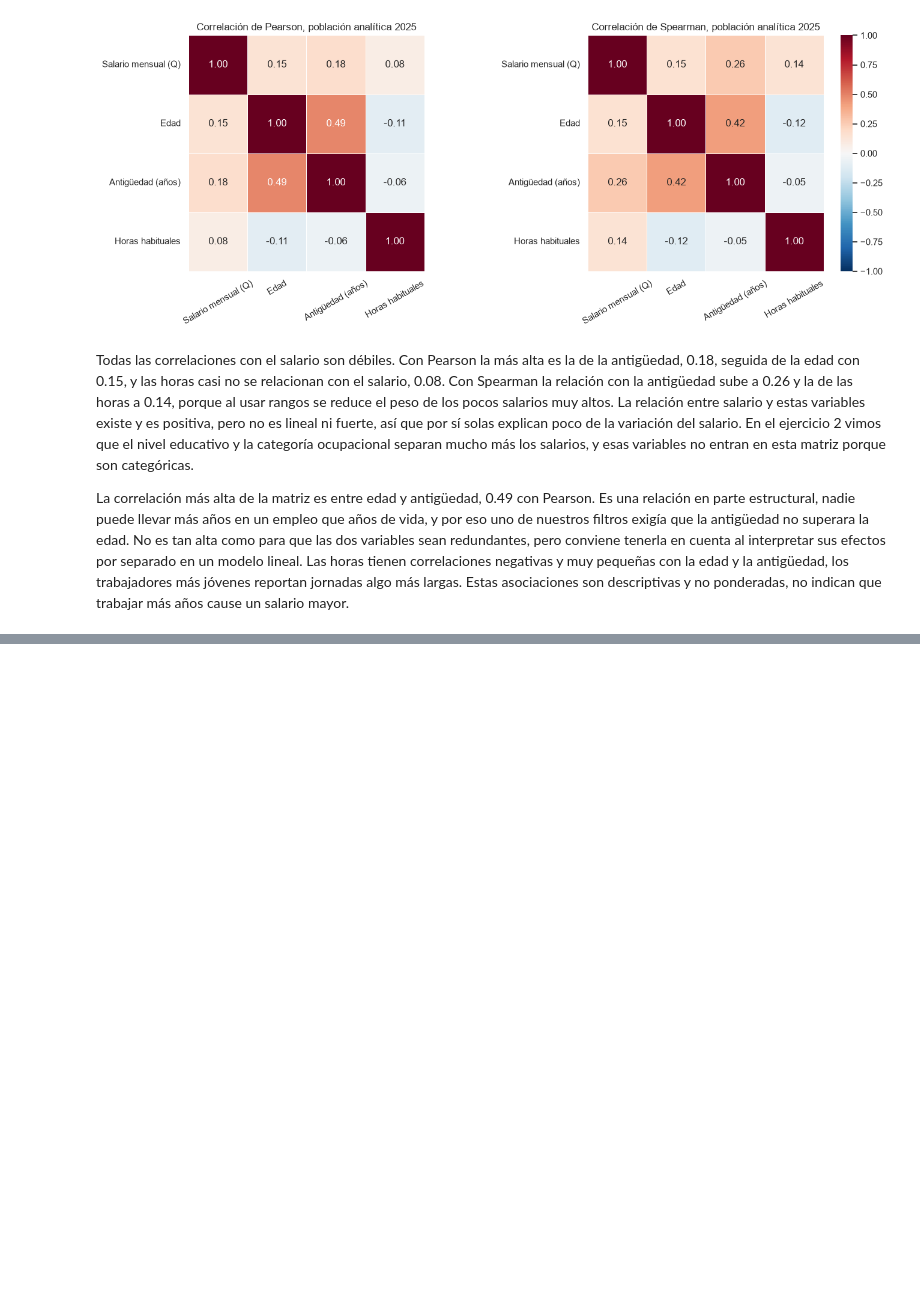
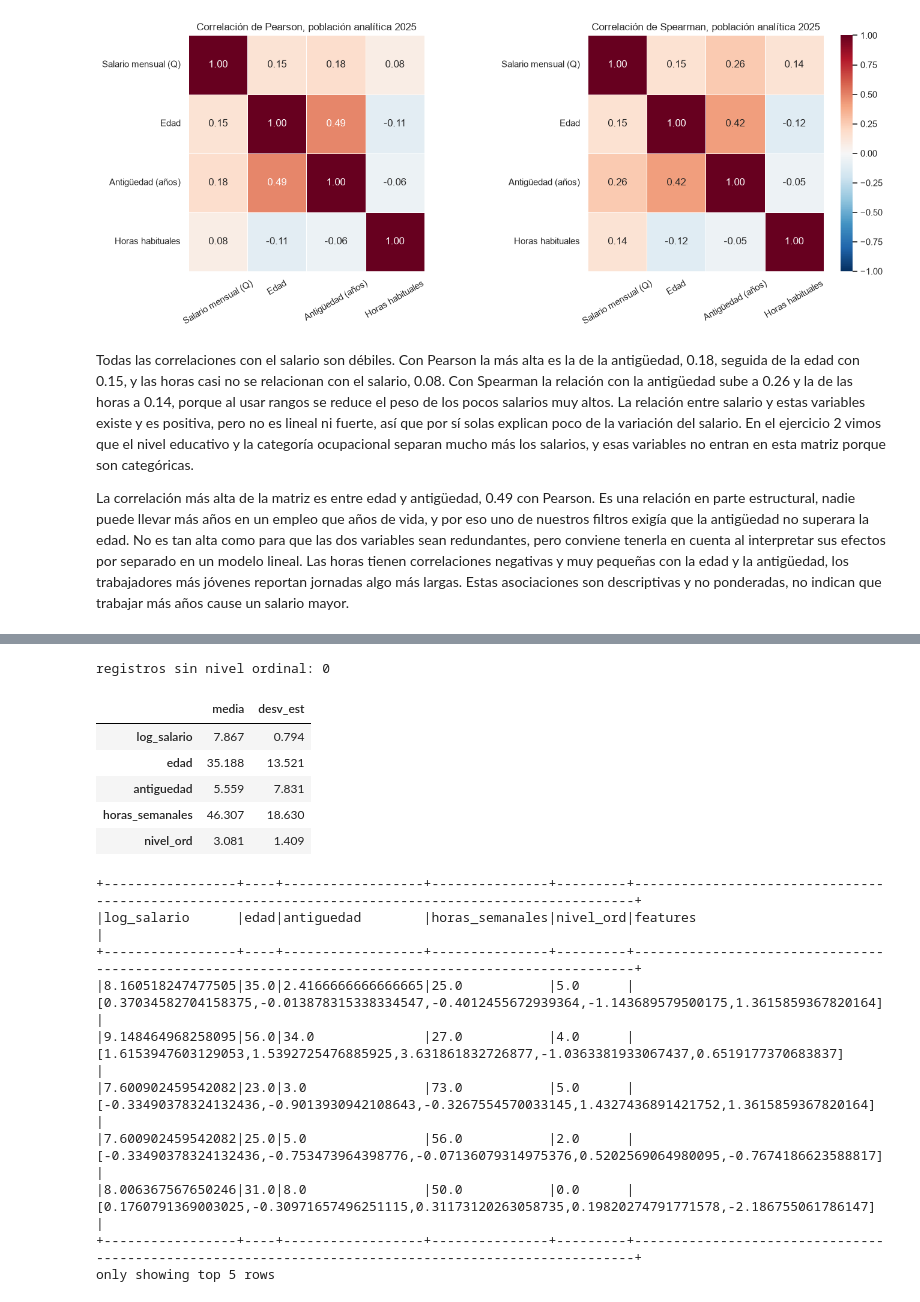
Before and after one commit to Fercho1118/Lab7_DS, a Jupyter notebook: notebooks/lab7.ipynb, the cells around one changed output, grey strips where cells are left out. Cells and saved outputs as stored; diff of their text form; code cells hidden in the pictures; blank space fills up the shorter version.

```diff
--- a/notebooks/lab7.ipynb
+++ b/notebooks/lab7.ipynb
@@ -756,0 +777,50 @@ trabajar más años cause un salario mayor.
+# %%
+from pyspark.ml import Pipeline
+from pyspark.ml.feature import StandardScaler, StringIndexer, OneHotEncoder
+from pyspark.ml.clustering import KMeans
+from pyspark.ml.evaluation import ClusteringEvaluator
+
+NIVEL_ORD = {etiqueta: float(k) for k, etiqueta in NIVEL.items()}
+VARS_KM = ["log_salario", "edad", "antiguedad", "horas_semanales", "nivel_ord"]
+
+
+def preparar_km(sdf):
+    nivel = F.lit(None).cast("double")
+    for etiqueta, k in NIVEL_ORD.items():
+        nivel = F.when(F.col("nivel_educativo") == etiqueta, k).otherwise(nivel)
+    return (sdf.withColumn("nivel_ord", nivel)
+               .withColumn("log_salario", F.log("salario_mensual")))
+
+
+km_2025 = preparar_km(eneic_2025)
+# un nivel DESCONOCIDO no tendría código ordinal y VectorAssembler fallaría
+print("registros sin nivel ordinal:", km_2025.filter(F.col("nivel_ord").isNull()).count())
+
+escalado = Pipeline(stages=[
+    VectorAssembler(inputCols=VARS_KM, outputCol="vars_km"),
+    StandardScaler(inputCol="vars_km", outputCol="features", withMean=True, withStd=True),
+]).fit(km_2025)
+X_2025 = escalado.transform(km_2025).cache()
+
+escalador = escalado.stages[-1]
+display(pd.DataFrame({"media": escalador.mean.toArray(), "desv_est": escalador.std.toArray()},
+                     index=VARS_KM).round(3))
+X_2025.select(VARS_KM + ["features"]).show(5, truncate=False)
+# %% [output]
+registros sin nivel ordinal: 0
+|  | media | desv_est |
+| log_salario | 7.867 | 0.794 |
+| edad | 35.188 | 13.521 |
+| antiguedad | 5.559 | 7.831 |
+| horas_semanales | 46.307 | 18.630 |
+| nivel_ord | 3.081 | 1.409 |
++-----------------+----+------------------+---------------+---------+-----------------------------------------------------------------------------------------------------+
+|log_salario      |edad|antiguedad        |horas_semanales|nivel_ord|features                                                                                             |
++-----------------+----+------------------+---------------+---------+-----------------------------------------------------------------------------------------------------+
+|8.160518247477505|35.0|2.4166666666666665|25.0           |5.0      |[0.37034582704158375,-0.013878315338334547,-0.4012455672939364,-1.143689579500175,1.3615859367820164]|
+|9.148464968258095|56.0|34.0              |27.0           |4.0      |[1.6153947603129053,1.5392725476885925,3.631861832726877,-1.0363381933067437,0.6519177370683837]     |
+|7.600902459542082|23.0|3.0               |73.0           |5.0      |[-0.33490378324132436,-0.9013930942108643,-0.3267554570033145,1.4327436891421752,1.3615859367820164] |
+|7.600902459542082|25.0|5.0               |56.0           |2.0      |[-0.33490378324132436,-0.753473964398776,-0.07136079314975376,0.5202569064980095,-0.7674186623588817]|
+|8.006367567650246|31.0|8.0               |50.0           |0.0      |[0.1760791369003025,-0.30971657496251115,0.31173120263058735,0.19820274791771578,-2.186755061786147] |
++-----------------+----+------------------+---------------+---------+-----------------------------------------------------------------------------------------------------+
+only showing top 5 rows
```
Also changed, not shown: parts of 10 cells of this notebook.
